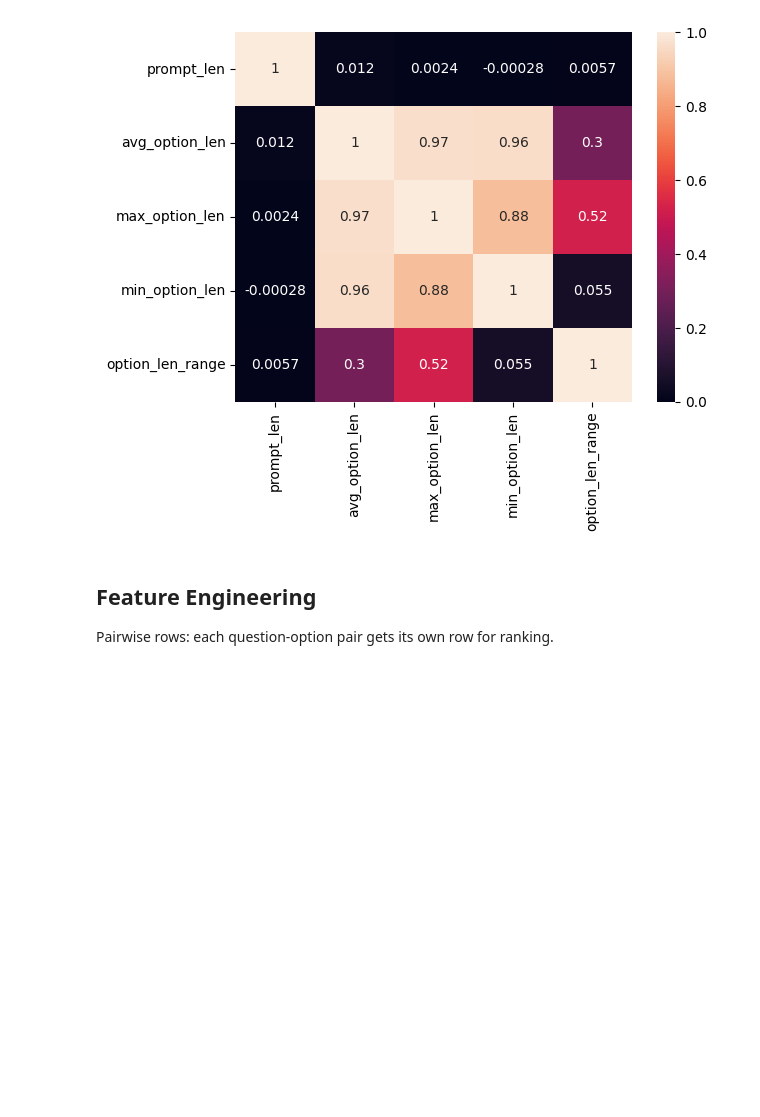
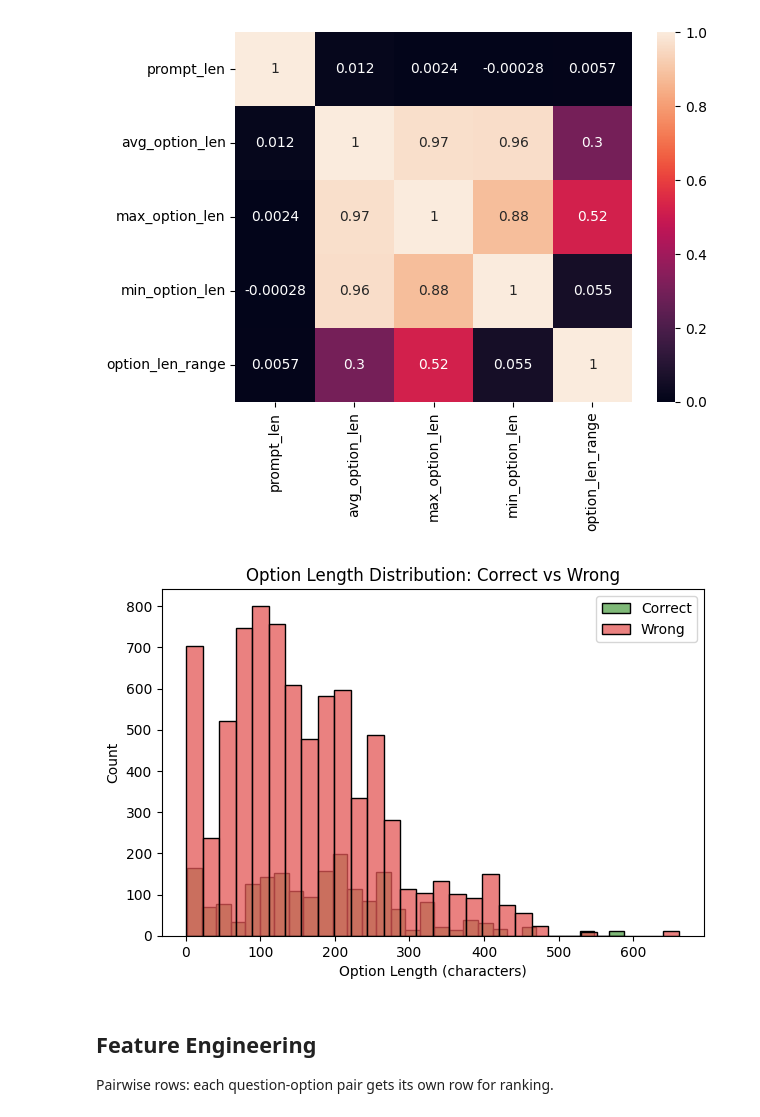
Before and after one commit to ChandraMohaniitm/dl-23f3001092-notebook-t22026, a Jupyter notebook: DL-23f3001092-notebook-t22026.ipynb, the cells around one changed output. Cells and saved outputs as stored; diff of their text form; code cells hidden in the pictures; blank space fills up the shorter version.

```diff
--- a/DL-23f3001092-notebook-t22026.ipynb
+++ b/DL-23f3001092-notebook-t22026.ipynb
@@ -287,6 +288,29 @@ sns.heatmap(
 plt.show()
 # %% [output]
 [figure]
+# %%
+option_cols = ['A', 'B', 'C', 'D', 'E']
+correct_lengths = []
+wrong_lengths = []
+
+for _, row in train_df.iterrows():
+    lengths = {c: len(str(row[c])) for c in option_cols}
+    for c in option_cols:
+        if c == row['answer']:
+            correct_lengths.append(lengths[c])
+        else:
+            wrong_lengths.append(lengths[c])
+
+plt.figure(figsize=(7, 4.5))
+sns.histplot(correct_lengths, bins=30, color='#54A24B',label='Correct', edgecolor='black')
+sns.histplot(wrong_lengths, bins=30, color='#E45756',label='Wrong', edgecolor='black')
+plt.title('Option Length Distribution: Correct vs Wrong')
+plt.xlabel('Option Length (characters)')
+plt.ylabel('Count')
+plt.legend()
+plt.show()
+# %% [output]
+[figure, added]
 # %% [markdown]
 ## Feature Engineering
 
```
Also changed, not shown: parts of 2 cells of this notebook.
